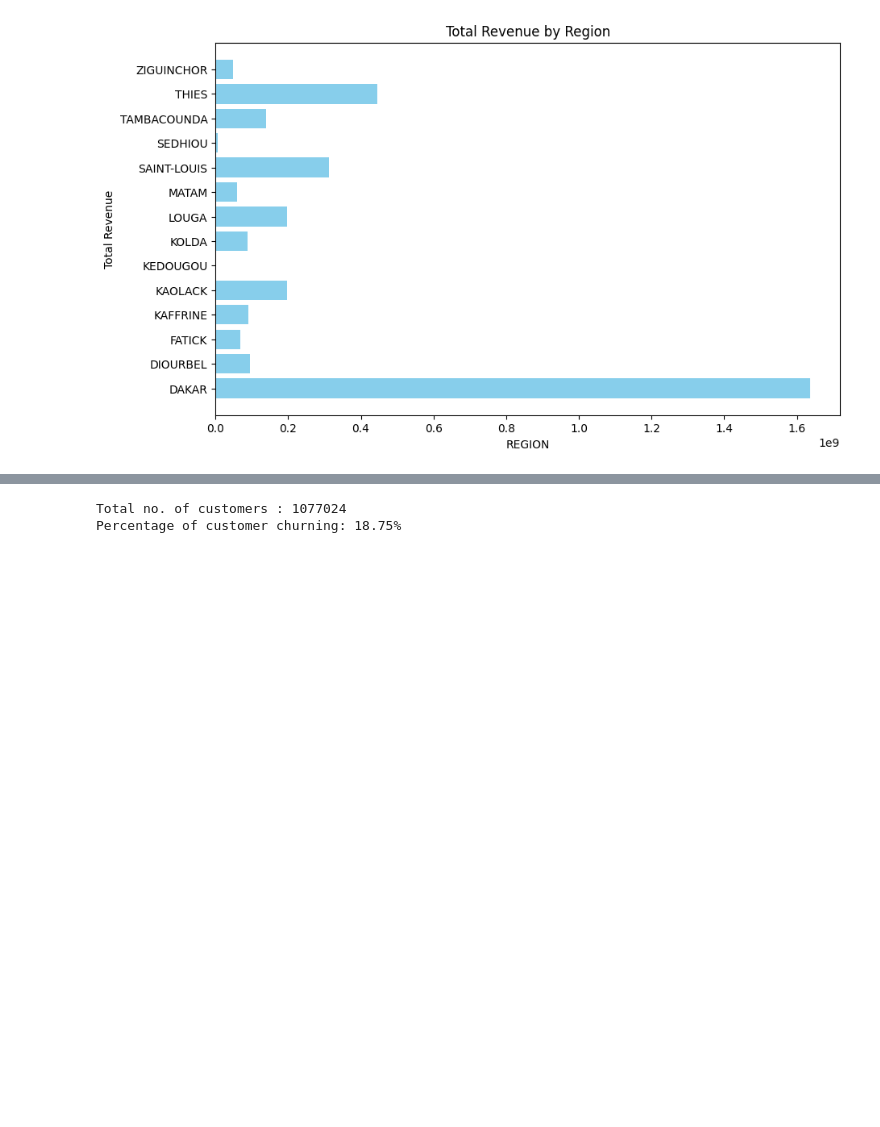
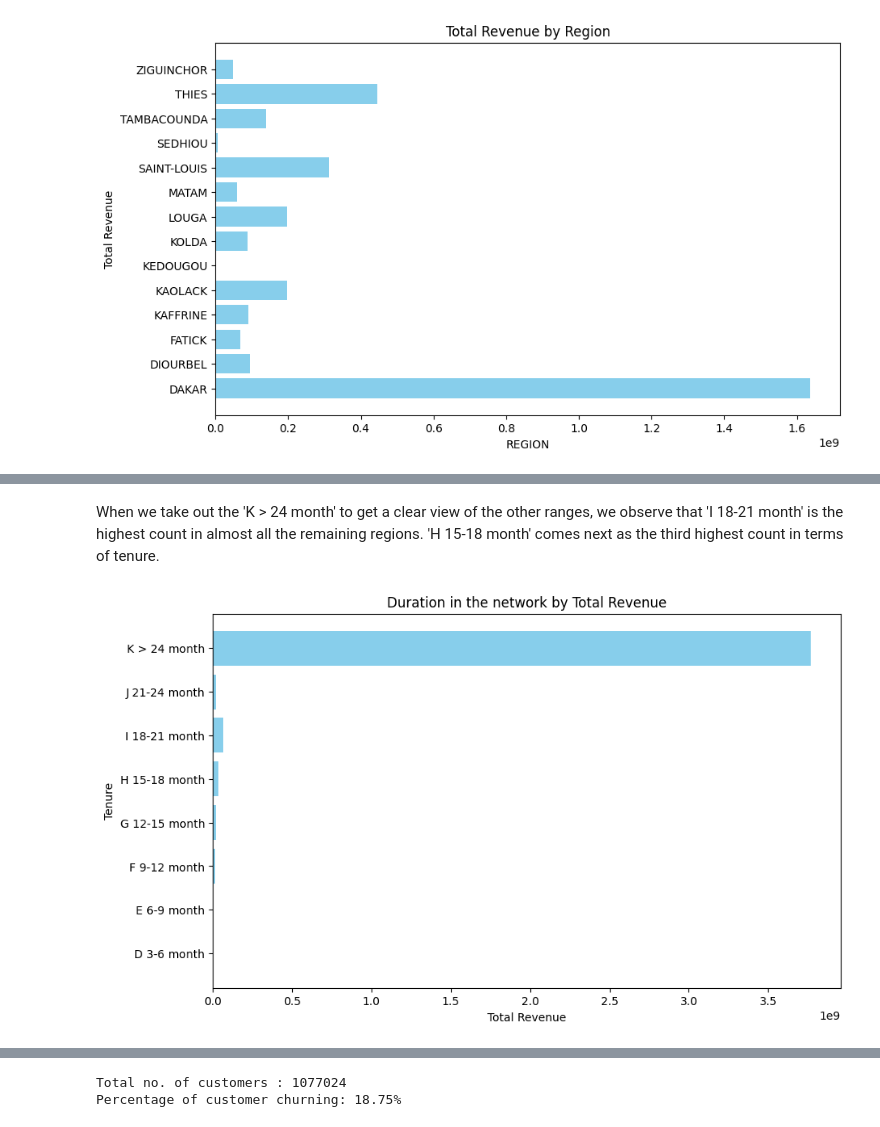
Before and after one commit to sethsot/African-telco-customer-churn, a Jupyter notebook: CustomerChurn.ipynb, the cells around one changed output, grey strips where cells are left out. Saved outputs shown, nothing was run; the diff lists cells and outputs as text; code cells hidden in the pictures; blank space fills up the shorter version.

```diff
--- a/CustomerChurn.ipynb
+++ b/CustomerChurn.ipynb
@@ -355,0 +395,15 @@ plt.show()
+# %% [markdown]
+When we take out the 'K > 24 month' to get a clear view of the other ranges, we observe that 'I 18-21 month' is the highest count in almost all the remaining regions. 'H 15-18 month' comes next as the third highest count in terms of tenure.
+# %%
+# Plotting a bar chart for aggregated revenue by tenure
+# Aggregate revenue based on tenure
+tenure_revenue = df.groupby('TENURE')['REVENUE'].sum().reset_index()
+
+plt.figure(figsize=(10, 6))
+plt.barh(tenure_revenue['TENURE'], tenure_revenue['REVENUE'], color='skyblue')
+plt.xlabel('Total Revenue')
+plt.ylabel('Tenure')
+plt.title('Duration in the network by Total Revenue')
+plt.show()
+# %% [output]
+[figure, added]
```
Also changed, not shown: parts of 43 cells of this notebook.
